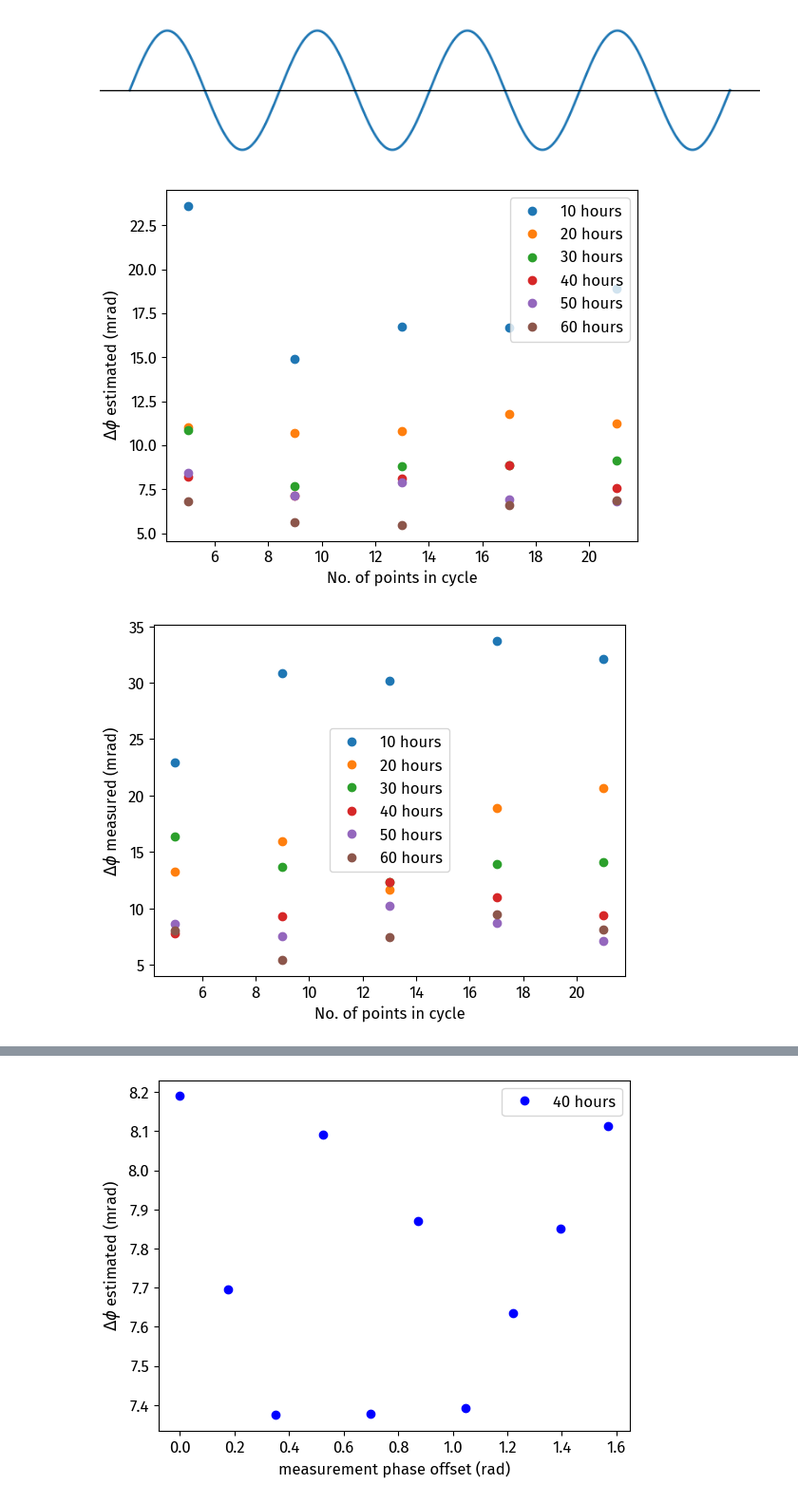
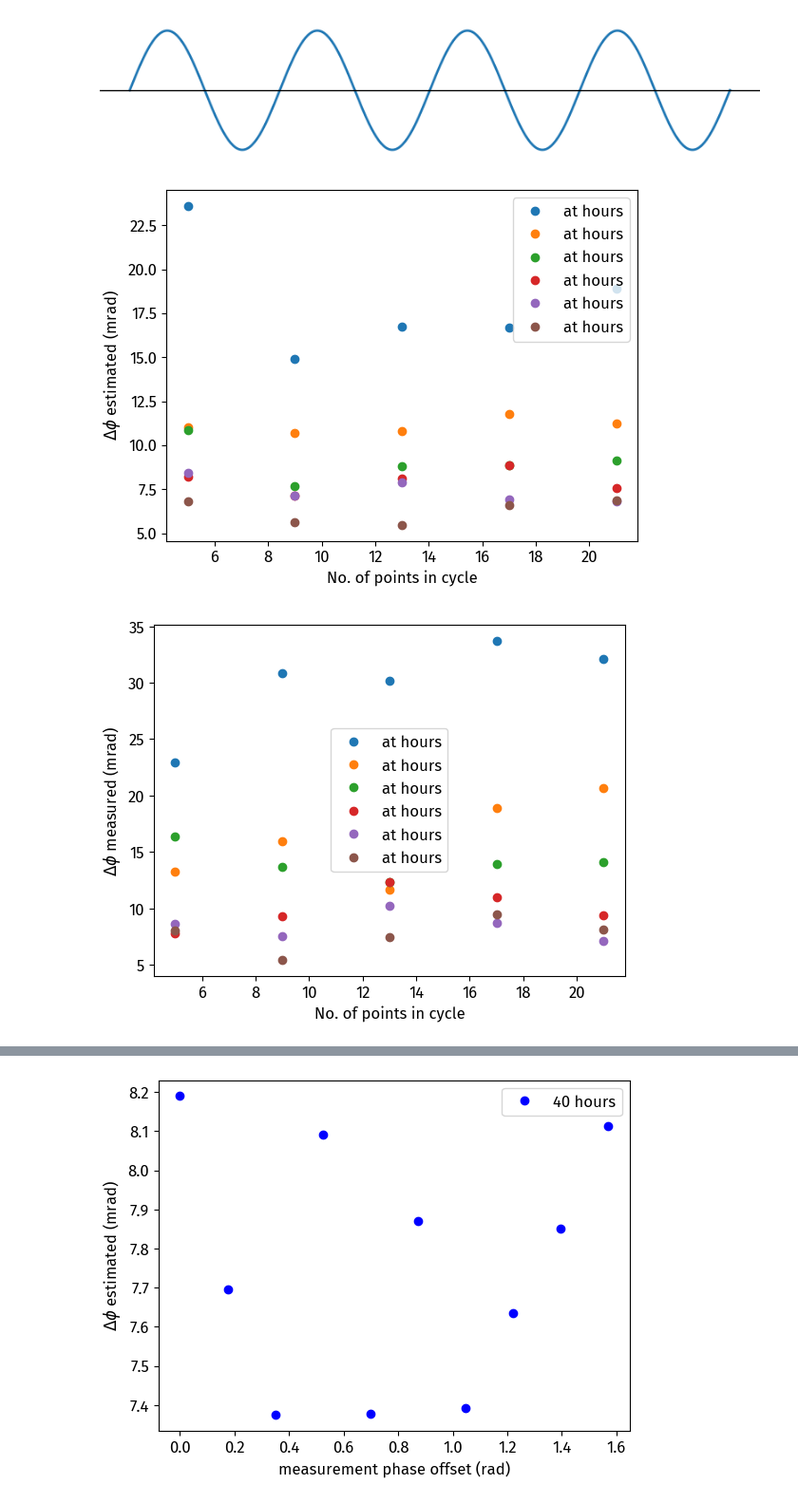
Before and after one commit to dhruvaganapathy/clock_gw_detection, a Jupyter notebook: dhruva_code/plots.ipynb, the cells around one changed output, grey strips where cells are left out. Shown at 95% size. Cells and saved outputs as stored; diff of their text form; code cells hidden in the pictures.

```diff
--- a/dhruva_code/plots.ipynb
+++ b/dhruva_code/plots.ipynb
@@ -19,8 +19,9 @@ YELLOW ='xkcd:pastel yellow'
 PURPLE = 'xkcd:pastel purple'
 DBLUE = 'xkcd:light navy blue'
 # %%
+f = np.linspace(1,1,500)
 x = np.linspace(0, 8*np.pi, 500)
-y = np.sin(x)
+y = np.sin(f*x)
 
 # Plot
 fig, ax = plt.subplots(figsize = (10,2))
@@ -45,37 +46,37 @@ plt.savefig("sine_wave.png", dpi=300, bbox_inches='tight')
 [figure]
 # %%
 # Directory path
-directory = "data_run_3/"
+directory = "phase_estimation_runs/run_3/"
 
 # Pattern for text files, e.g. all files starting with "data" and ending with ".txt"
 uncertainty_files = os.path.join(directory, "*hours_uncertainty.txt")
 error_files = os.path.join(directory, "*hours_true_error.txt")
 
 files = sorted(glob.glob(uncertainty_files))
 
 for f in files:
     data = np.loadtxt(f)
     plt.plot(data[0],data[1]*1e3,'o',label = f[11:13]+' hours')
 
 plt.xlabel('No. of points in cycle')
 plt.ylabel('$\Delta\phi$ estimated (mrad)')
 plt.legend()
 
 plt.savefig(directory+'uncertainties.pdf')
 
 plt.figure()
 files = sorted(glob.glob(error_files))
 
 for f in files:
     data = np.loadtxt(f)
     plt.plot(data[0],data[1]*1e3,'o',label = f[11:13]+' hours')
 
 plt.xlabel('No. of points in cycle')
 plt.ylabel('$\Delta\phi$ measured (mrad)')
 plt.legend()
 plt.savefig(directory+'errors.pdf')
 # %% [output]
-[figure, old version]
+[figure, new version]
-[figure, old version]
+[figure, new version]
 # %%
 # Directory path
```
Also changed, not shown: parts of 1 cell of this notebook, 29 other files.
